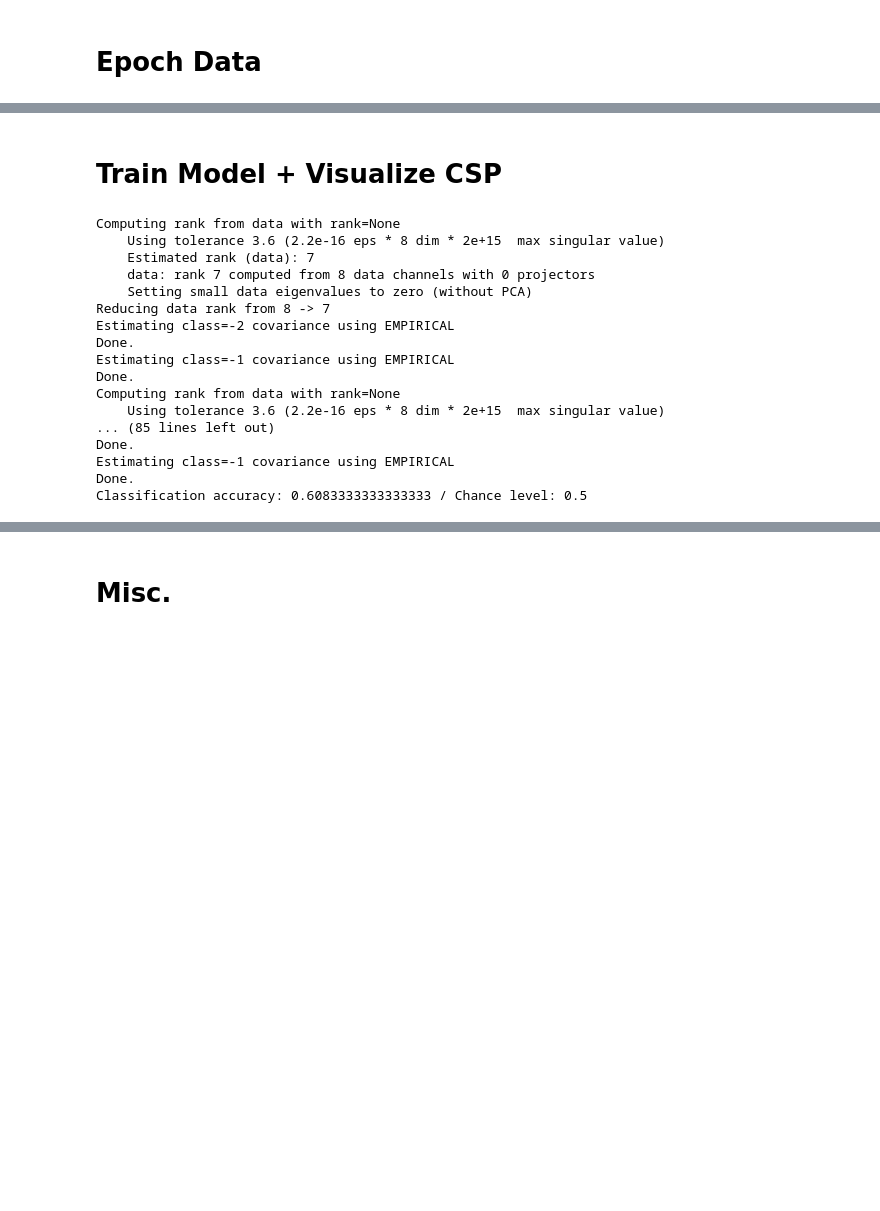
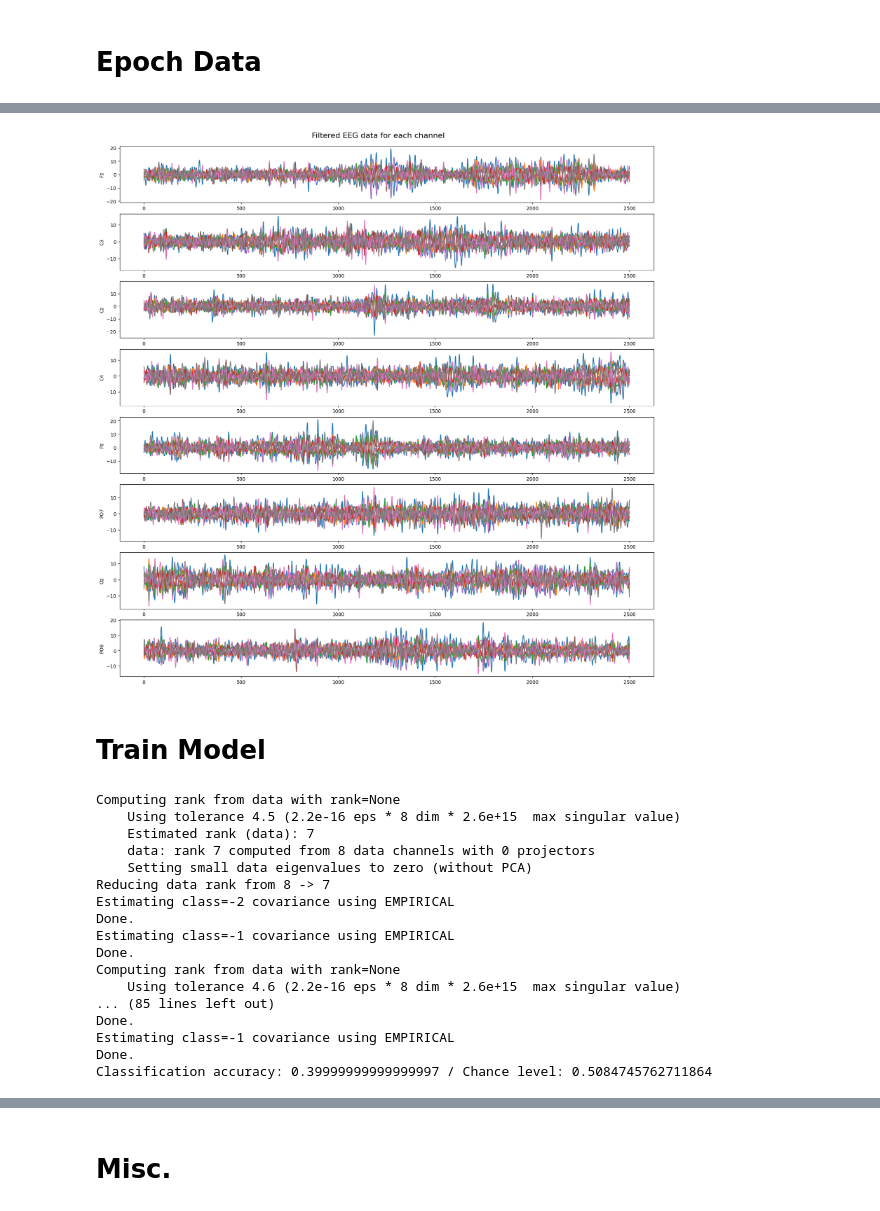
Before and after one commit to JHUBCIS/multimodal-bci-robot, a Jupyter notebook: EEG/notebooks/MI/analyze_MI_data.ipynb, the cells around one changed output, grey strips where cells are left out. Saved outputs shown, nothing was run; the diff lists cells and outputs as text; code cells hidden in the pictures; blank space fills up the shorter version.

```diff
--- a/EEG/notebooks/MI/analyze_MI_data.ipynb
+++ b/EEG/notebooks/MI/analyze_MI_data.ipynb
@@ -145,12 +153,24 @@ Using data from preloaded Raw for 61 events and 2501 original time points ...
+# %%
+fig, axs = plt.subplots(8, figsize=(20, 20))
+
+# Set the overall title for the figure with a specific y-position
+fig.suptitle("Filtered EEG data for each channel", fontsize=16, y=0.9)
+
+for i in range(epochs_data.shape[1]):
+    axs[i].plot(epochs_data[i].T)
+    axs[i].set_ylabel(ch_names[i])
+
+plt.show()
+# %% [output]
+[figure, added]
 # %% [markdown]
-# Train Model + Visualize CSP
+# Train Model
 # %%
 epochs_train = epochs.copy()
 labels = epochs.events[:, -1] - 2
 # %%
 # Define a monte-carlo cross-validation generator (reduce variance):
 scores = []
-epochs_data = epochs.get_data(copy=False)
 epochs_data_train = epochs_train.get_data(copy=False)
 cv = ShuffleSplit(10, test_size=0.2, random_state=60)
 cv_split = cv.split(epochs_data_train)
@@ -169,7 +189,7 @@ class_balance = max(class_balance, 1.0 - class_balance)
 print(f"Classification accuracy: {np.mean(scores)} / Chance level: {class_balance}")
 # %% [output]
 Computing rank from data with rank=None
-    Using tolerance 3.6 (2.2e-16 eps * 8 dim * 2e+15  max singular value)
+    Using tolerance 4.5 (2.2e-16 eps * 8 dim * 2.6e+15  max singular value)
     Estimated rank (data): 7
     data: rank 7 computed from 8 data channels with 0 projectors
     Setting small data eigenvalues to zero (without PCA)
@@ -179,9 +199,9 @@ Done.
 Estimating class=-1 covariance using EMPIRICAL
 Done.
 Computing rank from data with rank=None
-    Using tolerance 3.6 (2.2e-16 eps * 8 dim * 2e+15  max singular value)
+    Using tolerance 4.6 (2.2e-16 eps * 8 dim * 2.6e+15  max singular value)
 ... (85 lines left out)
 Done.
 Estimating class=-1 covariance using EMPIRICAL
 Done.
-Classification accuracy: 0.6083333333333333 / Chance level: 0.5
+Classification accuracy: 0.39999999999999997 / Chance level: 0.5084745762711864
```
Also changed, not shown: parts of 11 cells of this notebook.
